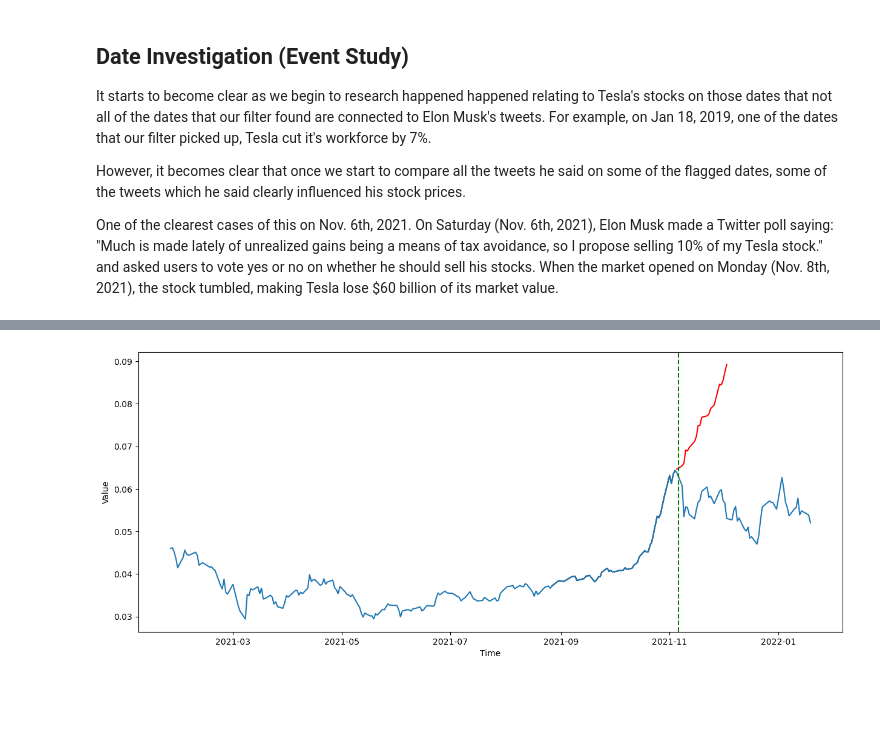
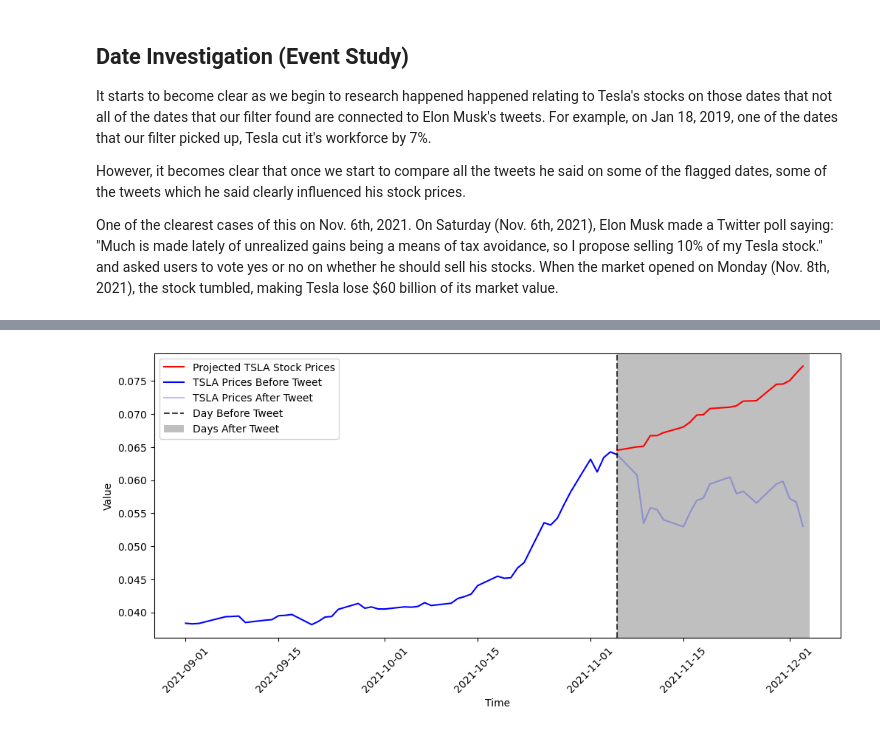
Before and after one commit to olincollege/twitter-vs-stock, a Jupyter notebook: finplotREADME.ipynb, the cells around one changed output, grey strips where cells are left out. Cells and saved outputs as stored; diff of their text form; code cells hidden in the pictures; blank space fills up the shorter version.

Commit message:
Finished ARIMA model

```diff
--- a/finplotREADME.ipynb
+++ b/finplotREADME.ipynb
@@ -250,13 +230,22 @@ p-value: 1.2649921392344785e-09
 # %%
-# Fit a SARIMAX(0, 1, 1)x(2, 1, 1, 12) on the training set
-train, test = train_test_split(tesla_ranged, train_size=199)
+#Separating Test & Train data
+#Index 1976 is 2021-11-05
 
+#Train Data: We're selecting all the days before the dashed line for TSLA as train data.
+#Test Data: Approximately a month after the dashed line (20 data points)
+
+
+train, test = train_test_split(tesla.get_normalized_data(), train_size=1976, shuffle=False)
+
+
+#Use the auto_arima function built into select the best p,m,d values
 auto_model = auto_arima(train, seasonal=True, m=12, D=1, trace = True,
                           error_action ='ignore',   # we don't want to know if an order does not work
                           suppress_warnings = True,  # we don't want convergence warnings
                           stepwise = True)
-auto_model.summary()
 
-prediction= pd.DataFrame(auto_model.predict(n_periods =len(test)), index = test.index)
+#The number of days/data points we want to forecast into the future
+predict_step =20
+forecast = auto_model.predict(predict_step)
 # %% [output]
 Performing stepwise search to minimize aic
@@ -279,24 +268,21 @@ Total fit time: 15.246 seconds
-# %%
-prediction= pd.DataFrame(auto_model.predict(n_periods =len(test)).values, index = test.index)
-fig, axes = plt.subplots(1, 1, figsize=(15,6))
-
-from datetime import datetime
-date_object = datetime.strptime("2021-11-06", '%Y-%m-%d').date()
-
-predict_step =20
-forecast = auto_model.predict(predict_step)
-
-# Visualize forecast with training data
-# Slice the x-axis to only plot the training data as the color black
-plt.plot(train[150:], c = 'black')
-# Slice the x-axis to plot our forecast after the training data as the color red
-plt.plot(test.index[0:predict_step], forecast, c = 'red')
-plt.plot(tesla_ranged[0:250])
-plt.axvline(x=date_object, linestyle='--',color="g", label="Day Of Tweet")
-
-# Set axis labels
-plt.xlabel('Time')
-plt.ylabel('Value')
-plt.show()
-# %% [output]
-[figure, removed]
+# %%
+#Visualization
+
+
+from datetime import datetime
+date_object = datetime.strptime("2021-11-05", '%Y-%m-%d').date()
+fig, axes = plt.subplots(1, 1, figsize=(12,5))
+plt.plot(test.index[0:predict_step], forecast, c = 'red', label="Projected TSLA Stock Prices")
+plt.plot(tesla.get_normalized_data()[1930:1977], c='b', label="TSLA Prices Before Tweet")
+plt.plot(tesla.get_normalized_data()[1976:(1976+predict_step)], c="b", label="TSLA Prices After Tweet", alpha=0.25)
+#Graphing Lines & Shaded Areas,
+plt.axvline(x=date_object, linestyle='--',color="black", label="Day Before Tweet", alpha=0.75)
+axes.axvspan(xmin=date_object,xmax=datetime(2021, 12, 4), facecolor='black', alpha=0.25, label="Days After Tweet")
+# Set axis labels
+plt.xticks(rotation=45)
+plt.xlabel('Time')
+plt.ylabel('Value')
+plt.legend()
+plt.show()
+# %% [output]
+[figure, added]
```
Also changed, not shown: parts of 8 cells of this notebook, 2 other files.
